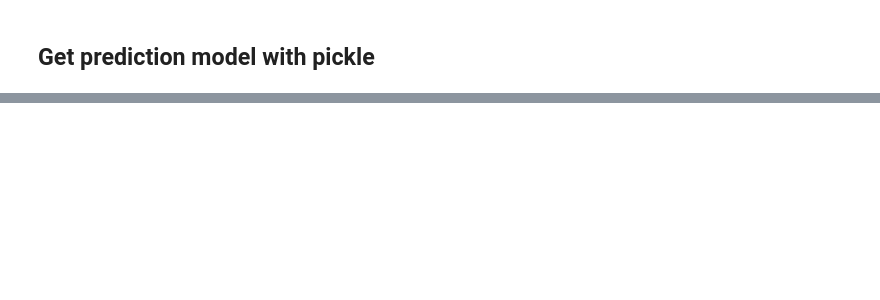
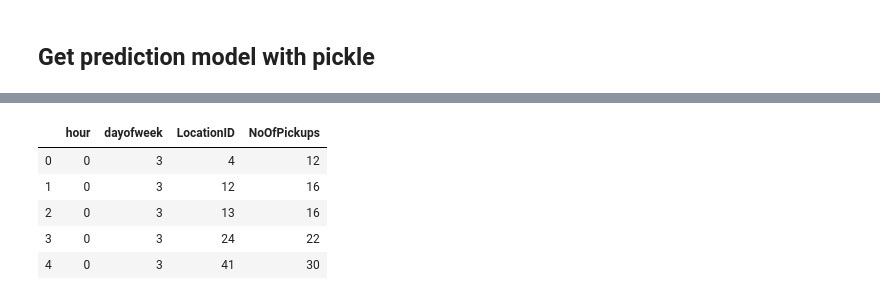
Before and after one commit to angelrps/MasterDataScience_FinalProject, a Jupyter notebook: notebooks/Streamlit.ipynb, the cells around one changed output, grey strips where cells are left out. Drawn from its saved outputs; the diff is of its cells as text; code cells hidden in the pictures; blank space fills up the shorter version.

```diff
--- a/notebooks/Streamlit.ipynb
+++ b/notebooks/Streamlit.ipynb
@@ -324,0 +474,29 @@ print(df_merged.shape, len(prediction))
+# %%
+pickle_file = './model_reg_01.pickle'
+
+# function to get predictions and format the data to be processed
+def get_output_data(pickle_file, input_data):
+    import pickle
+
+    model = pickle.load(open(pickle_file,'rb'))
+
+    # get prediction, convert to integer and convert Array into DataFrame
+    model_predict = (model.predict(input_data)).astype(int)
+    df_predict = pd.DataFrame({'NoOfPickups':model_predict})
+
+    # join input_data with DataFrame
+    joined = input_data.join(df_predict)
+
+    output_data = joined[['hour','dayofweek','LocationID','NoOfPickups']]
+
+    return output_data
+
+output = get_output_data(pickle_file, input_data)
+output.head()
+# %% [output]
+|  | hour | dayofweek | LocationID | NoOfPickups |
+| 0 | 0 | 3 | 4 | 12 |
+| 1 | 0 | 3 | 12 | 16 |
+| 2 | 0 | 3 | 13 | 16 |
+| 3 | 0 | 3 | 24 | 22 |
+| 4 | 0 | 3 | 41 | 30 |
```
Also changed, not shown: parts of 8 cells of this notebook.
